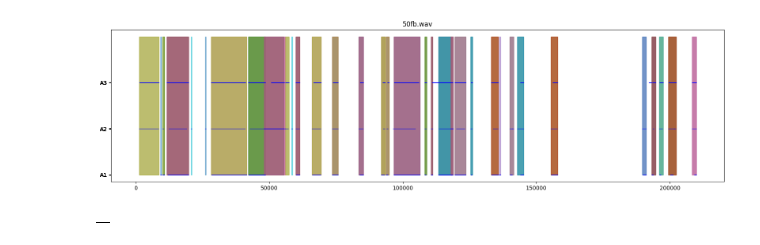
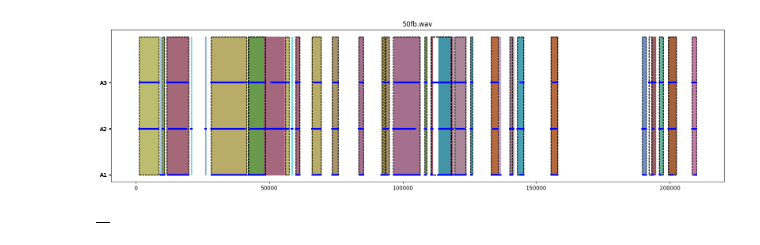
Before and after one commit to rufaelfekadu/Stutter-detection, a Jupyter notebook: notebooks/our_annotations.ipynb, the cells around one changed output. Saved outputs shown, nothing was run; the diff lists cells and outputs as text; code cells hidden in the pictures.

```diff
--- a/notebooks/our_annotations.ipynb
+++ b/notebooks/our_annotations.ipynb
@@ -32,7 +32,8 @@ class Vector(object):
 # %%
 df = pd.read_csv('../datasets/fluencybank/csv/test/reading_test.csv')
 df['annotations'] = df.iloc[:, 2:].apply(lambda row: [Vector(row[0], row[1]), row[2:-1], [row[-1]]], axis=1)
-df = df['media_file anotator annotations'.split()]
+df['timeVr'] = df['annotations'].apply(lambda x: x[0])
+df = df['media_file anotator annotations timeVr'.split()]
 df_ann = df[df['anotator']!='Gold']
 df_gold = df[df['anotator']=='Gold']
 df.head()
@@ -111,14 +112,14 @@ def fragment_by_overlaps(annodf, uid_colname, item_colname, label_colname, decom
                     label.append(row[label_colname])
                     if gold_df is not None:
                         # get the gold label that intersects with the region
-                        gold_label = [vr for vr in gold_df[(gold_df[item_colname] == item_id) & (gold_df[uid_colname] == row[uid_colname])][label_colname].values[0] if region.intersects(vr)]
+                        gold_label = [vr[0] for vr in gold_df[(gold_df[item_colname] == item_id)][label_colname] if region.intersects(vr[0])]
                         gold.append(gold_label)
                     else:
                         gold.append(None)
         resultdfs.append(pd.DataFrame({"origItemID":origItemID, "newItemID":newItemID, "newItemVR":newItemVR, uid_colname:uid, label_colname:label, "gold":gold}))
     return pd.concat(resultdfs)
 
-def test_decomp_fn(vectorranges, use_centroids=True, dist_fn=None):
+def decomp_fn(vectorranges, use_centroids=True, dist_fn=None):
 
     if use_centroids:
         centroids = np.array([vr.centroid for vr in vectorranges]).reshape(-1, 1)
@@ -148,7 +149,7 @@ def test_decomp_fn(vectorranges, use_centroids=True, dist_fn=None):
 
     return result
 
-grannodf = fragment_by_overlaps(df_ann, "anotator", "media_file", "annotations", test_decomp_fn)
+grannodf = fragment_by_overlaps(df_ann, "anotator", "media_file", "annotations", decomp_fn, gold_df=df_gold)
 grannodf.head()
 # %% [output]
 |  | origItemID | newItemID | newItemVR | anotator | annotations | gold |
@@ -160,32 +161,37 @@ grannodf.head()
 # %%
 # visualize groupings
 from matplotlib.patches import Rectangle
 def plot_vectorranges(vr,y, color='b', linewidth=1, alpha=1):
     plt.plot([vr.start, vr.end], y, color=color, linewidth=linewidth, alpha=alpha)
 
 def plot_ann(data):
     vrs = [va[0] for va in data['annotations']]
     ys = [i for i in data['anotator_id']]
     unique_items = data['newItemID'].unique()
 
     # colors = sns.color_palette('tab10', n_colors=len(unique_items))
 
     fig, ax = plt.subplots(figsize=(20, 5))
     for vr, y in zip(vrs, ys):
-        plot_vectorranges(vr, [y,y])
+        plot_vectorranges(vr, [y,y], linewidth=3)
 
     colors = sns.color_palette('tab10', n_colors=len(unique_items))
     # plot the groupings
     for i,vr in enumerate(data['newItemVR']):
         color = i % len(colors)
         ax.add_patch(Rectangle((vr.start, 0), len(vr), 3, alpha=0.5, color=colors[color]))
+    # plot the gold annotation with dashed rectangle
+    for i,vr in enumerate(data['gold']):
+        if vr:
+            ax.add_patch(Rectangle((vr[0].start, 0), len(vr[0]), 3, linestyle='--', facecolor='none', fill=None))
 
     plt.yticks(ys, data['anotator'])
     plt.title(data['origItemID'].values[0])
     plt.show()
 
 grannodf['anotator_id'] = grannodf['anotator'].astype('category').cat.codes
+grannodf['timeVr'] = grannodf['annotations'].apply(lambda x: x[0])
 grannodf.iloc[:100].groupby('origItemID').apply(plot_ann)
 # %% [output]
-[figure, old version]
+[figure, new version]
 |  |
```
Also changed, not shown: parts of 8 cells of this notebook, 1 other file.
